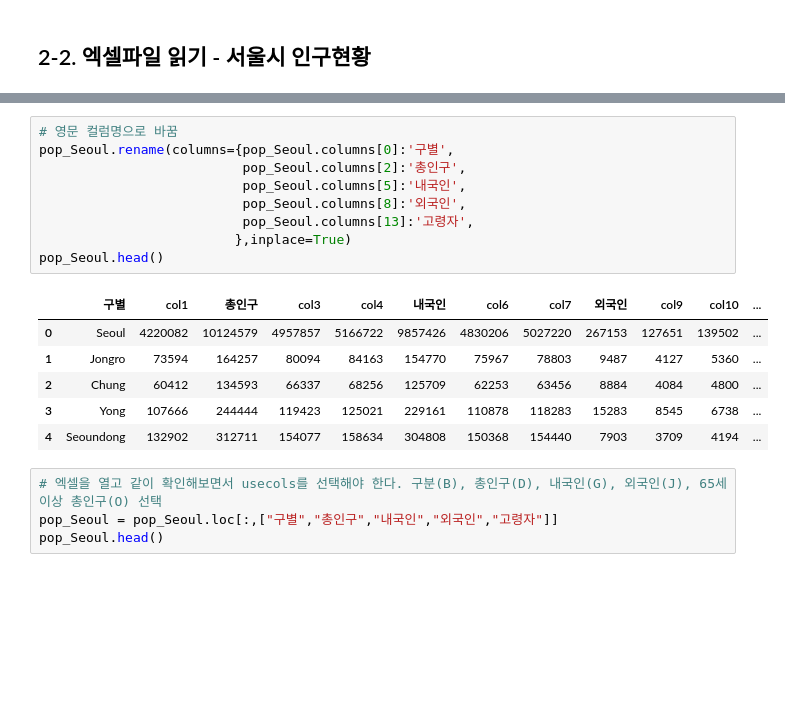
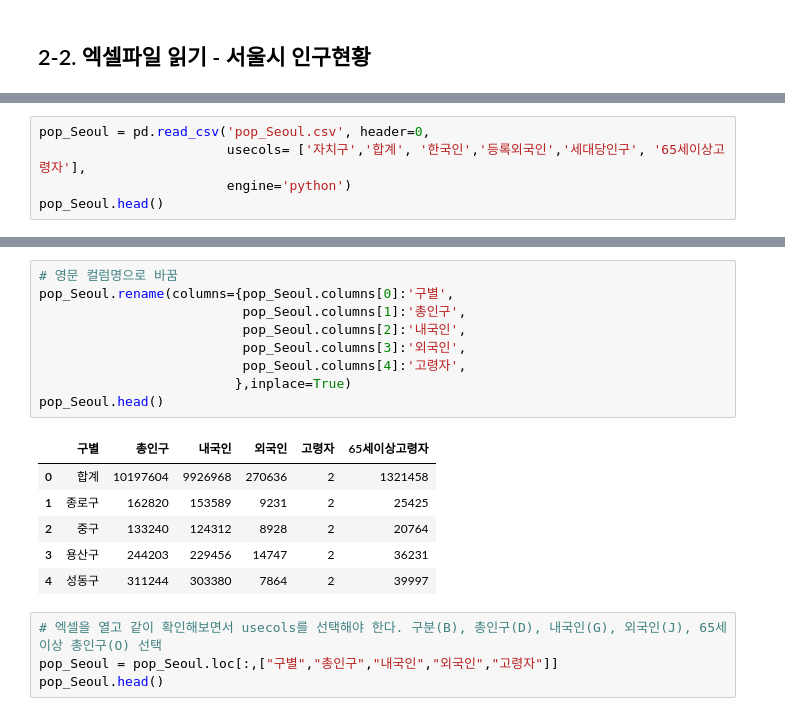
Before and after one commit to dyswn555/MgtDatabase2018, a Jupyter notebook: 데이터 분석1/데이터분석1_서울시 구별 CCTV 현황분석_Students.ipynb, the cells around one changed output, grey strips where cells are left out. Saved outputs shown, nothing was run; the diff lists cells and outputs as text; blank space fills up the shorter version.

```diff
--- a/데이터 분석1/데이터분석1_서울시 구별 CCTV 현황분석_Students.ipynb
+++ b/데이터 분석1/데이터분석1_서울시 구별 CCTV 현황분석_Students.ipynb
@@ -62,0 +63,5 @@ pop_Seoul.head()
+# %%
+pop_Seoul = pd.read_csv('pop_Seoul.csv', header=0,
+                        usecols= ['자치구','합계', '한국인','등록외국인','세대당인구', '65세이상고령자'],
+                        engine='python')
+pop_Seoul.head()
@@ -63,19 +75,19 @@ pop_Seoul.head()
 # %%
 # 영문 컬럼명으로 바꿈
 pop_Seoul.rename(columns={pop_Seoul.columns[0]:'구별',
-                          pop_Seoul.columns[2]:'총인구',
-                          pop_Seoul.columns[5]:'내국인',
-                          pop_Seoul.columns[8]:'외국인',
-                          pop_Seoul.columns[13]:'고령자',
+                          pop_Seoul.columns[1]:'총인구',
+                          pop_Seoul.columns[2]:'내국인',
+                          pop_Seoul.columns[3]:'외국인',
+                          pop_Seoul.columns[4]:'고령자',
                          },inplace=True)
 pop_Seoul.head()
 # %% [output]
-|  | 구별 | col1 | 총인구 | col3 | col4 | 내국인 | col6 | col7 | 외국인 | col9 | col10 | ... |
-| 0 | Seoul | 4220082 | 10124579 | 4957857 | 5166722 | 9857426 | 4830206 | 5027220 | 267153 | 127651 | 139502 | ... |
-| 1 | Jongro | 73594 | 164257 | 80094 | 84163 | 154770 | 75967 | 78803 | 9487 | 4127 | 5360 | ... |
-| 2 | Chung | 60412 | 134593 | 66337 | 68256 | 125709 | 62253 | 63456 | 8884 | 4084 | 4800 | ... |
-| 3 | Yong | 107666 | 244444 | 119423 | 125021 | 229161 | 110878 | 118283 | 15283 | 8545 | 6738 | ... |
-| 4 | Seoundong | 132902 | 312711 | 154077 | 158634 | 304808 | 150368 | 154440 | 7903 | 3709 | 4194 | ... |
+|  | 구별 | 총인구 | 내국인 | 외국인 | 고령자 | 65세이상고령자 |
+| 0 | 합계 | 10197604 | 9926968 | 270636 | 2 | 1321458 |
+| 1 | 종로구 | 162820 | 153589 | 9231 | 2 | 25425 |
+| 2 | 중구 | 133240 | 124312 | 8928 | 2 | 20764 |
+| 3 | 용산구 | 244203 | 229456 | 14747 | 2 | 36231 |
+| 4 | 성동구 | 311244 | 303380 | 7864 | 2 | 39997 |
 # %%
 # 엑셀을 열고 같이 확인해보면서 usecols를 선택해야 한다. 구분(B), 총인구(D), 내국인(G), 외국인(J), 65세 이상 총인구(O) 선택
 pop_Seoul = pop_Seoul.loc[:,["구별","총인구","내국인","외국인","고령자"]]
```
Also changed, not shown: parts of 67 cells of this notebook, 3 other files.
